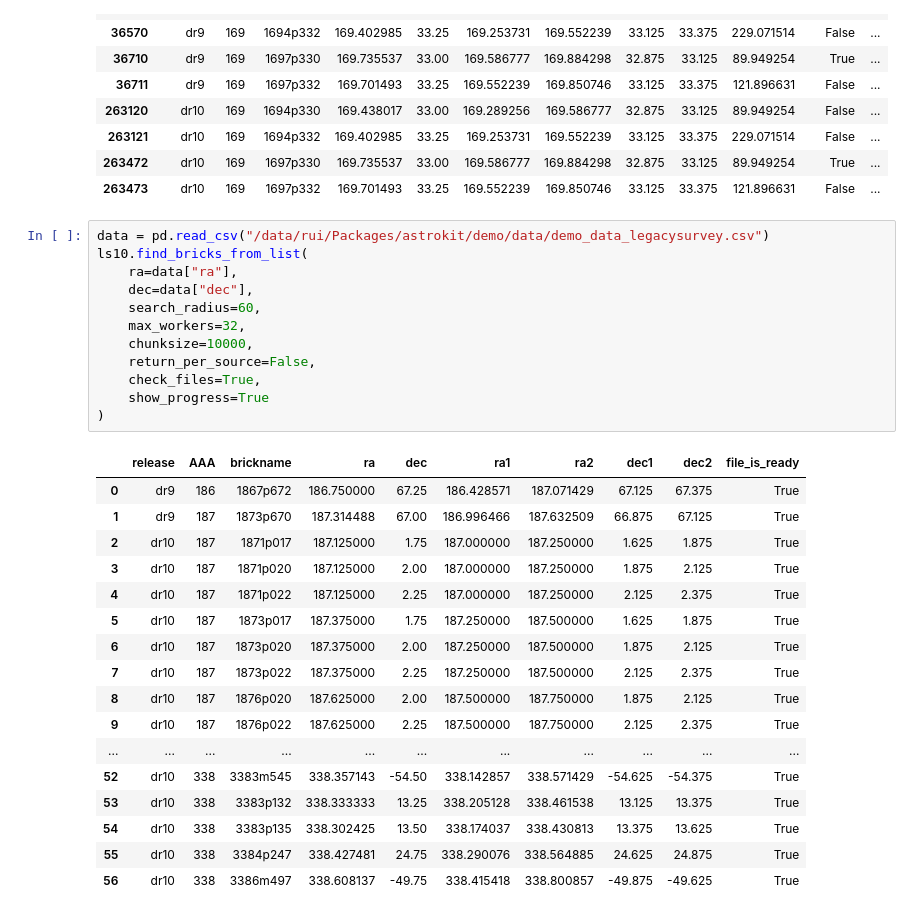
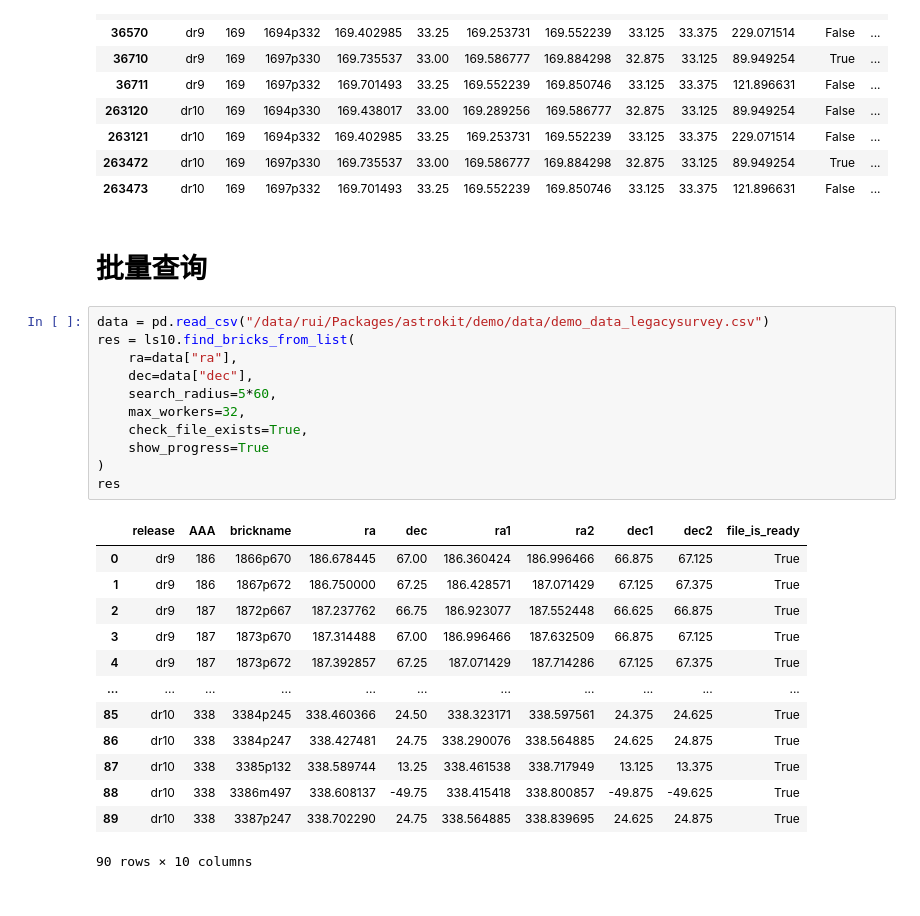
Before and after one commit to astro-zhurui/astrokit, a Jupyter notebook: demo/notebooks/astrokit_demo_legacysurvey.ipynb, the cells around one changed output. Saved outputs shown, nothing was run; the diff lists cells and outputs as text.

```diff
--- a/demo/notebooks/astrokit_demo_legacysurvey.ipynb
+++ b/demo/notebooks/astrokit_demo_legacysurvey.ipynb
@@ -77,33 +77,30 @@ res_bricks
 | 263121 | dr10 | 169 | 1694p332 | 169.402985 | 33.25 | 169.253731 | 169.552239 | 33.125 | 33.375 | 229.071514 | False | ... |
 | 263472 | dr10 | 169 | 1697p330 | 169.735537 | 33.00 | 169.586777 | 169.884298 | 32.875 | 33.125 | 89.949254 | True | ... |
 | 263473 | dr10 | 169 | 1697p332 | 169.701493 | 33.25 | 169.552239 | 169.850746 | 33.125 | 33.375 | 121.896631 | False | ... |
+# %% [markdown]
+# 批量查询
 # %%
 data = pd.read_csv("/data/rui/Packages/astrokit/demo/data/demo_data_legacysurvey.csv")
-ls10.find_bricks_from_list(
+res = ls10.find_bricks_from_list(
     ra=data["ra"],
     dec=data["dec"],
-    search_radius=60,
+    search_radius=5*60,
     max_workers=32,
-    chunksize=10000,
-    return_per_source=False,
-    check_files=True,
+    check_file_exists=True,
     show_progress=True
 )
+res
 # %% [output]
 |  | release | AAA | brickname | ra | dec | ra1 | ra2 | dec1 | dec2 | file_is_ready |
-| 0 | dr9 | 186 | 1867p672 | 186.750000 | 67.25 | 186.428571 | 187.071429 | 67.125 | 67.375 | True |
-| 1 | dr9 | 187 | 1873p670 | 187.314488 | 67.00 | 186.996466 | 187.632509 | 66.875 | 67.125 | True |
-| 2 | dr10 | 187 | 1871p017 | 187.125000 | 1.75 | 187.000000 | 187.250000 | 1.625 | 1.875 | True |
-| 3 | dr10 | 187 | 1871p020 | 187.125000 | 2.00 | 187.000000 | 187.250000 | 1.875 | 2.125 | True |
-| 4 | dr10 | 187 | 1871p022 | 187.125000 | 2.25 | 187.000000 | 187.250000 | 2.125 | 2.375 | True |
-| 5 | dr10 | 187 | 1873p017 | 187.375000 | 1.75 | 187.250000 | 187.500000 | 1.625 | 1.875 | True |
-| 6 | dr10 | 187 | 1873p020 | 187.375000 | 2.00 | 187.250000 | 187.500000 | 1.875 | 2.125 | True |
-| 7 | dr10 | 187 | 1873p022 | 187.375000 | 2.25 | 187.250000 | 187.500000 | 2.125 | 2.375 | True |
-| 8 | dr10 | 187 | 1876p020 | 187.625000 | 2.00 | 187.500000 | 187.750000 | 1.875 | 2.125 | True |
-| 9 | dr10 | 187 | 1876p022 | 187.625000 | 2.25 | 187.500000 | 187.750000 | 2.125 | 2.375 | True |
+| 0 | dr9 | 186 | 1866p670 | 186.678445 | 67.00 | 186.360424 | 186.996466 | 66.875 | 67.125 | True |
+| 1 | dr9 | 186 | 1867p672 | 186.750000 | 67.25 | 186.428571 | 187.071429 | 67.125 | 67.375 | True |
+| 2 | dr9 | 187 | 1872p667 | 187.237762 | 66.75 | 186.923077 | 187.552448 | 66.625 | 66.875 | True |
+| 3 | dr9 | 187 | 1873p670 | 187.314488 | 67.00 | 186.996466 | 187.632509 | 66.875 | 67.125 | True |
+| 4 | dr9 | 187 | 1873p672 | 187.392857 | 67.25 | 187.071429 | 187.714286 | 67.125 | 67.375 | True |
 | ... | ... | ... | ... | ... | ... | ... | ... | ... | ... | ... |
-| 52 | dr10 | 338 | 3383m545 | 338.357143 | -54.50 | 338.142857 | 338.571429 | -54.625 | -54.375 | True |
-| 53 | dr10 | 338 | 3383p132 | 338.333333 | 13.25 | 338.205128 | 338.461538 | 13.125 | 13.375 | True |
-| 54 | dr10 | 338 | 3383p135 | 338.302425 | 13.50 | 338.174037 | 338.430813 | 13.375 | 13.625 | True |
-| 55 | dr10 | 338 | 3384p247 | 338.427481 | 24.75 | 338.290076 | 338.564885 | 24.625 | 24.875 | True |
-| 56 | dr10 | 338 | 3386m497 | 338.608137 | -49.75 | 338.415418 | 338.800857 | -49.875 | -49.625 | True |
+| 85 | dr10 | 338 | 3384p245 | 338.460366 | 24.50 | 338.323171 | 338.597561 | 24.375 | 24.625 | True |
+| 86 | dr10 | 338 | 3384p247 | 338.427481 | 24.75 | 338.290076 | 338.564885 | 24.625 | 24.875 | True |
+| 87 | dr10 | 338 | 3385p132 | 338.589744 | 13.25 | 338.461538 | 338.717949 | 13.125 | 13.375 | True |
+| 88 | dr10 | 338 | 3386m497 | 338.608137 | -49.75 | 338.415418 | 338.800857 | -49.875 | -49.625 | True |
+| 89 | dr10 | 338 | 3387p247 | 338.702290 | 24.75 | 338.564885 | 338.839695 | 24.625 | 24.875 | True |
+90 rows × 10 columns
```
Also changed, not shown: parts of 2 cells of this notebook, 4 other files.
